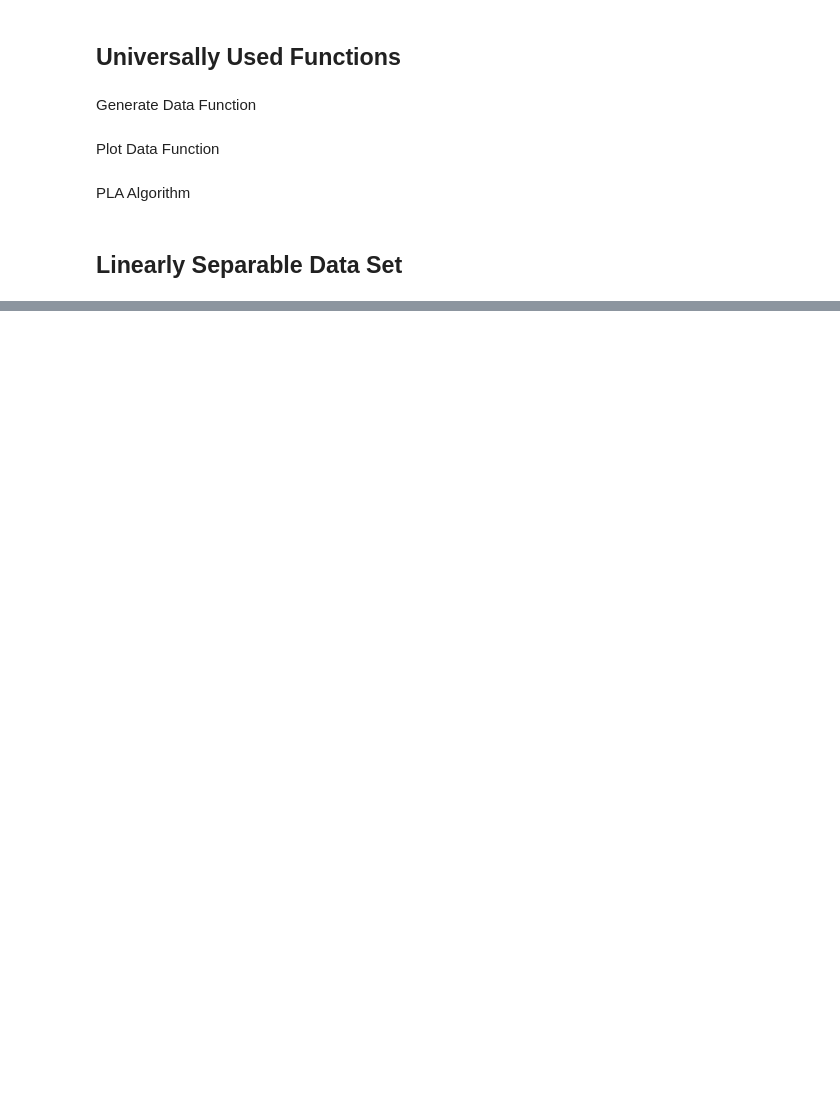
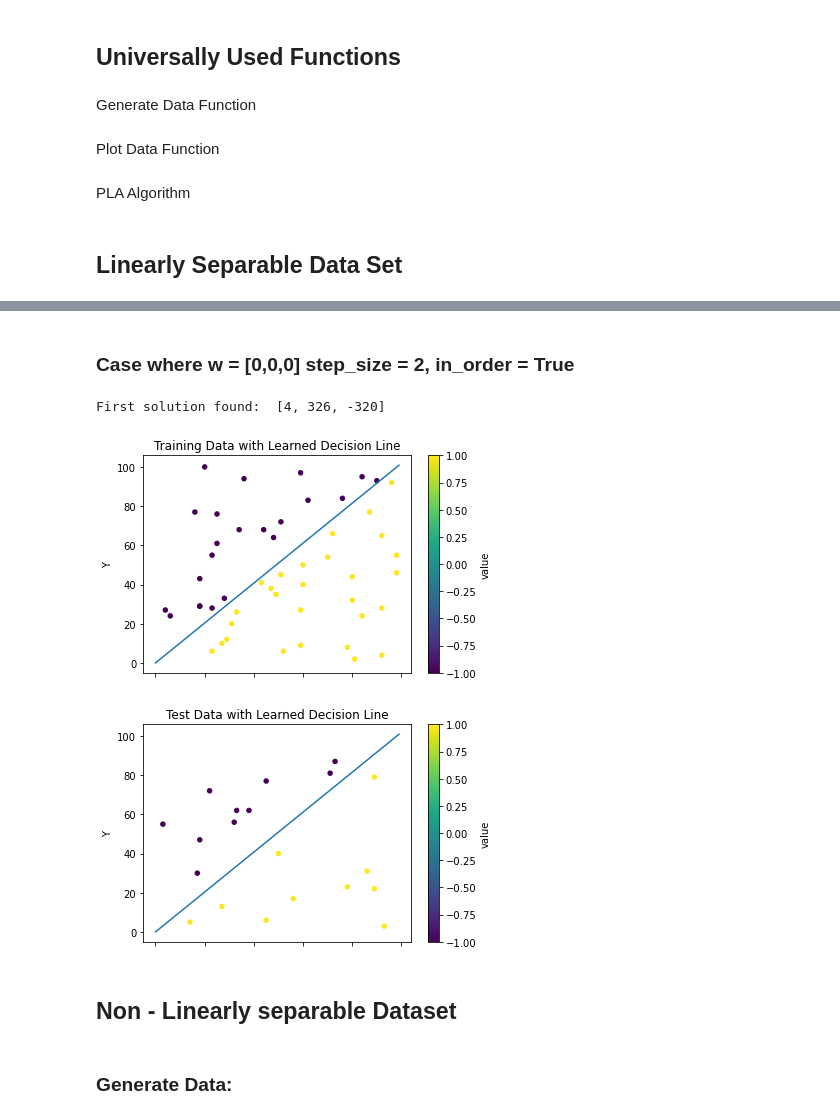
Before and after one commit to LioraW/PLA-Algorithm, a Jupyter notebook: project1.ipynb, the cells around one changed output, grey strips where cells are left out. Cells and saved outputs as stored; diff of their text form; code cells hidden in the pictures; blank space fills up the shorter version.

```diff
--- a/project1.ipynb
+++ b/project1.ipynb
@@ -157,0 +147,19 @@ plotData(testData_nls, 'Test Data with Learned Decision Line', result)
+# %% [markdown]
+<h3> Case where w = [0,0,0] step_size = 2, in_order = True
+# %%
+#Run PLA on training Data
+result = pla(points, values, 100, step_size=2)
+
+#Plot Training data with Learned Decision Line
+plotData(training_data_ls, 'Training Data with Learned Decision Line', result)
+
+#Plot Test Data with Learned Decision Line
+plotData(test_data_ls, 'Test Data with Learned Decision Line', result)
+# %% [output]
+First solution found:  [4, 326, -320]
+[figure, added]
+[figure, added]
+# %% [markdown]
+<h2>Non - Linearly separable Dataset
+# %% [markdown]
+<h3>Generate Data:
```
Also changed, not shown: parts of 20 cells of this notebook.
